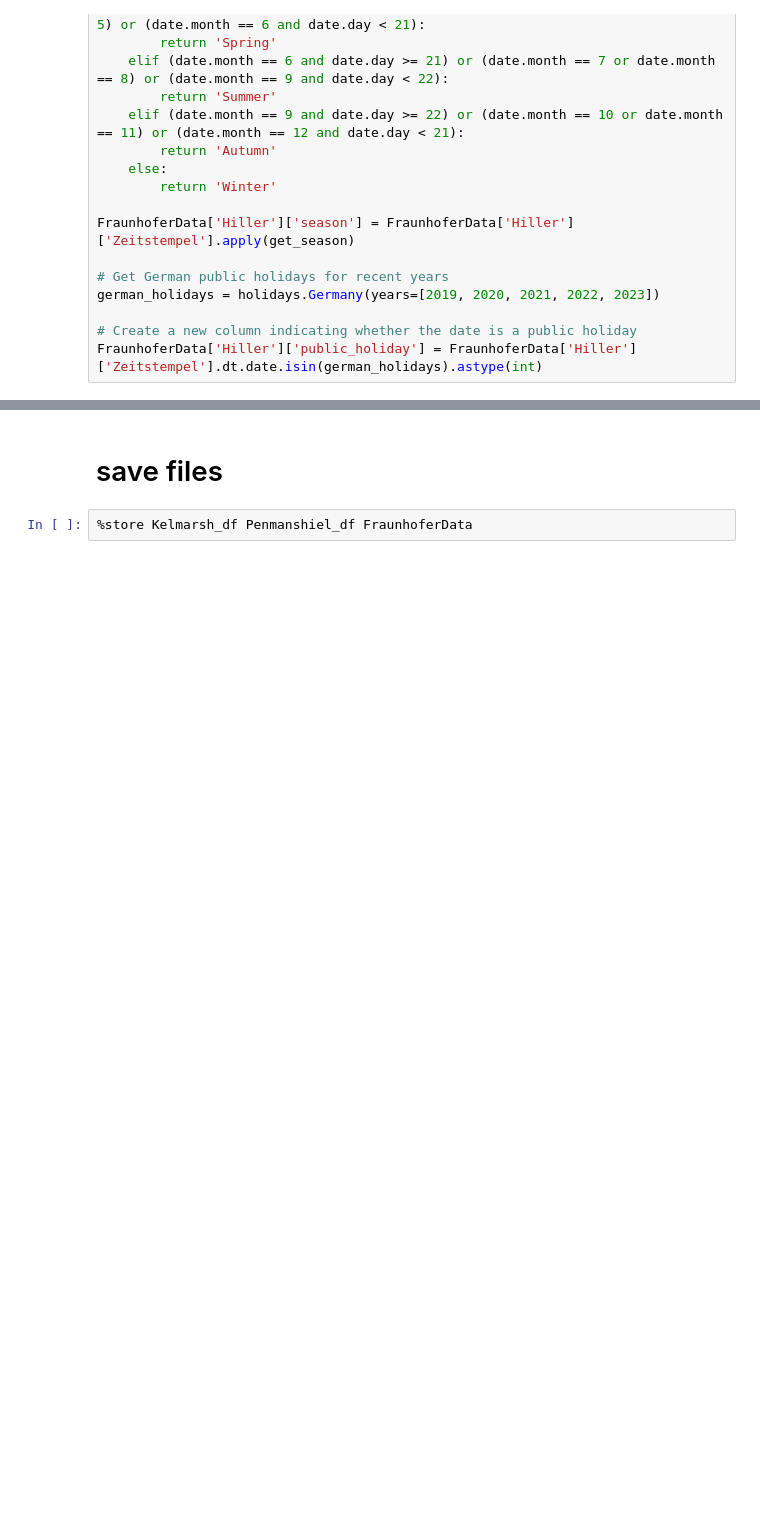
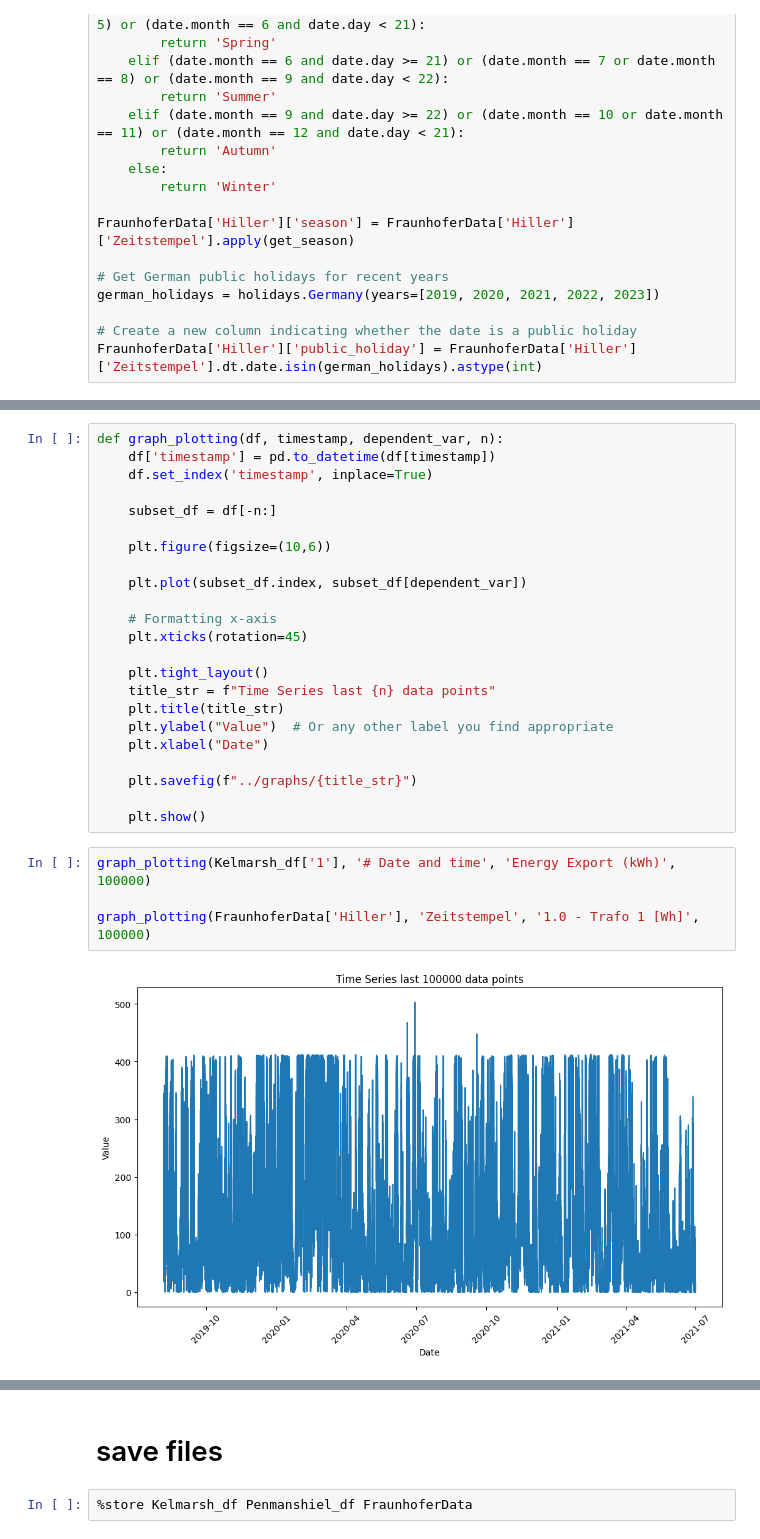
Before and after one commit to janbesler/Masterarbeit, a Jupyter notebook: src/0_Data_Pipeline.ipynb, the cells around one changed output, grey strips where cells are left out. Drawn from its saved outputs; the diff is of its cells as text; blank space fills up the shorter version.

```diff
--- a/src/0_Data_Pipeline.ipynb
+++ b/src/0_Data_Pipeline.ipynb
@@ -473,0 +488,29 @@ time_features(FraunhoferData['Hiller'], "BY")[['Zeitstempel', 'day_of_week', 'se
+# %%
+def graph_plotting(df, timestamp, dependent_var, n):
+    df['timestamp'] = pd.to_datetime(df[timestamp])
+    df.set_index('timestamp', inplace=True)
+
+    subset_df = df[-n:]
+
+    plt.figure(figsize=(10,6))
+
+    plt.plot(subset_df.index, subset_df[dependent_var])
+
+    # Formatting x-axis
+    plt.xticks(rotation=45)
+
+    plt.tight_layout()
+    title_str = f"Time Series last {n} data points"
+    plt.title(title_str)
+    plt.ylabel("Value")  # Or any other label you find appropriate
+    plt.xlabel("Date")
+
+    plt.savefig(f"../graphs/{title_str}")
+
+    plt.show()
+# %%
+graph_plotting(Kelmarsh_df['1'], '# Date and time', 'Energy Export (kWh)', 100000)
+
+graph_plotting(FraunhoferData['Hiller'], 'Zeitstempel', '1.0 - Trafo 1 [Wh]', 100000)
+# %% [output]
+[figure, added]
```
Also changed, not shown: parts of 15 cells of this notebook, 4 other files.
